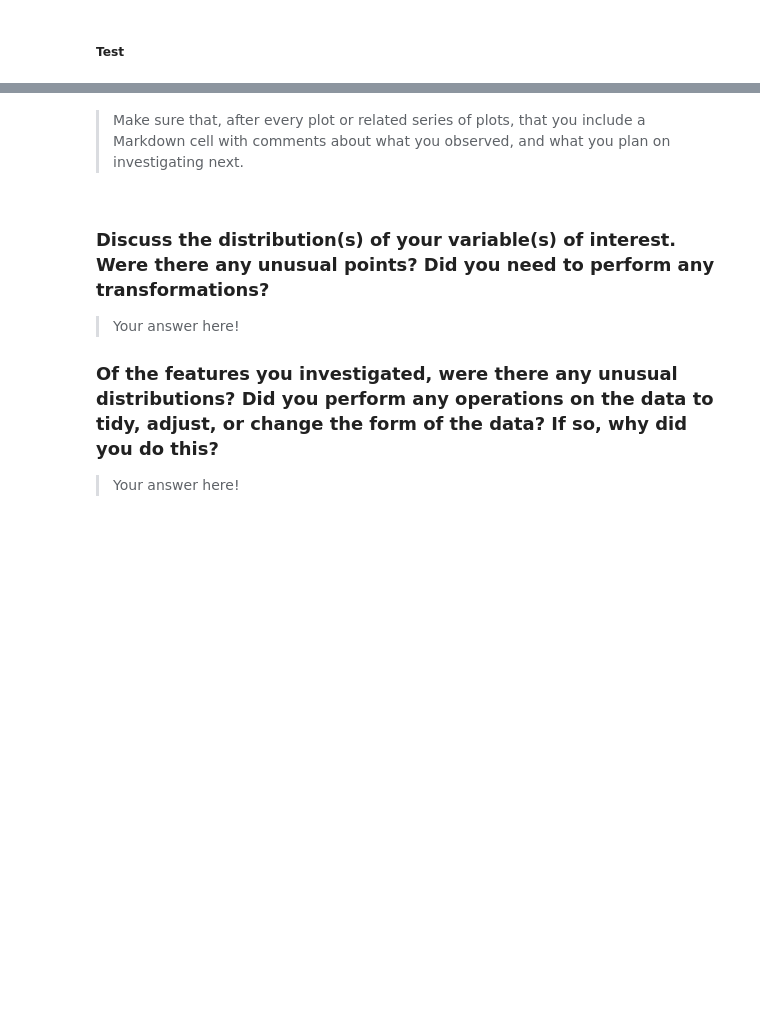
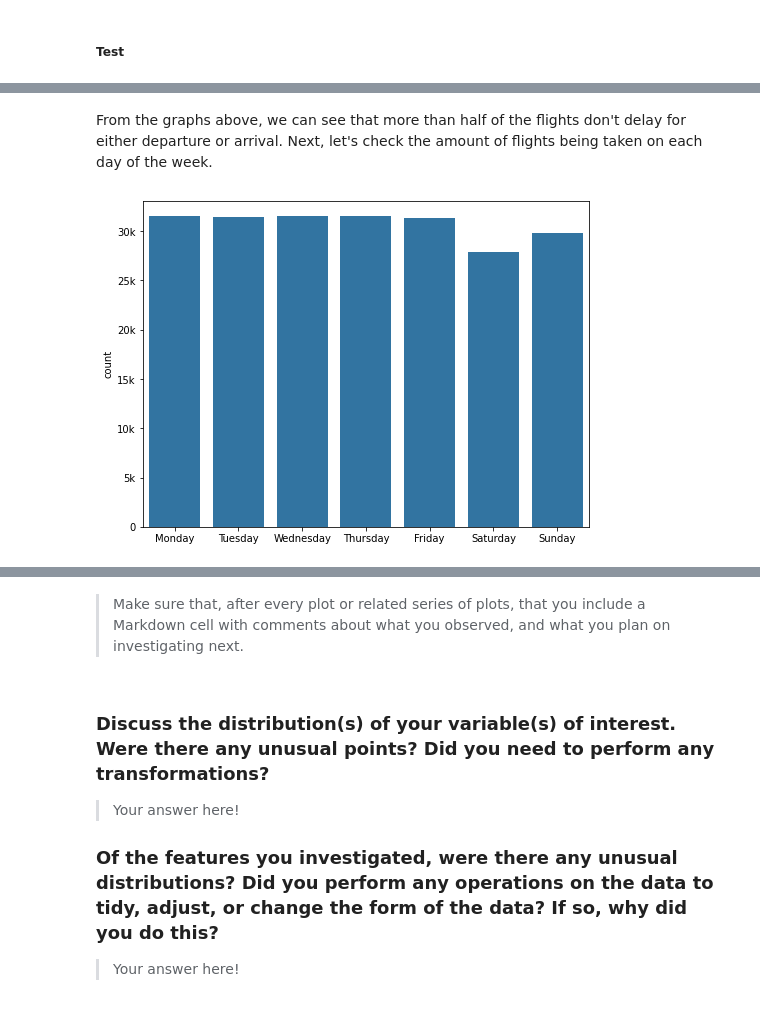
Before and after one commit to leqilu67/flights_study, a Jupyter notebook: flights_data_exploration.ipynb, the cells around one changed output, grey strips where cells are left out. Cells and saved outputs as stored; diff of their text form; code cells hidden in the pictures; blank space fills up the shorter version.

```diff
--- a/flights_data_exploration.ipynb
+++ b/flights_data_exploration.ipynb
@@ -376,0 +410,10 @@ and prepare yourself to look at relationships between variables.
+# %% [markdown]
+From the graphs above, we can see that more than half of the flights don't delay for either departure or arrival. Next, let's check the amount of flights being taken on each day of the week.
+# %%
+plt.figure(figsize=[8, 6])
+sb.countplot(data=flights_sample, x='DayOfWeek', color=base_color)
+plt.yticks([0, 5e3, 1e4, 1.5e4, 2e4, 2.5e4, 3e4], ['0', '5k', '10k', '15k', '20k', '25k', '30k'])
+plt.xticks([0,1,2,3,4,5,6], ['Monday', 'Tuesday', 'Wednesday', 'Thursday', 'Friday', 'Saturday', 'Sunday'])
+plt.xlabel('');
+# %% [output]
+[figure, added]
```
Also changed, not shown: parts of 23 cells of this notebook, 1 other file.
